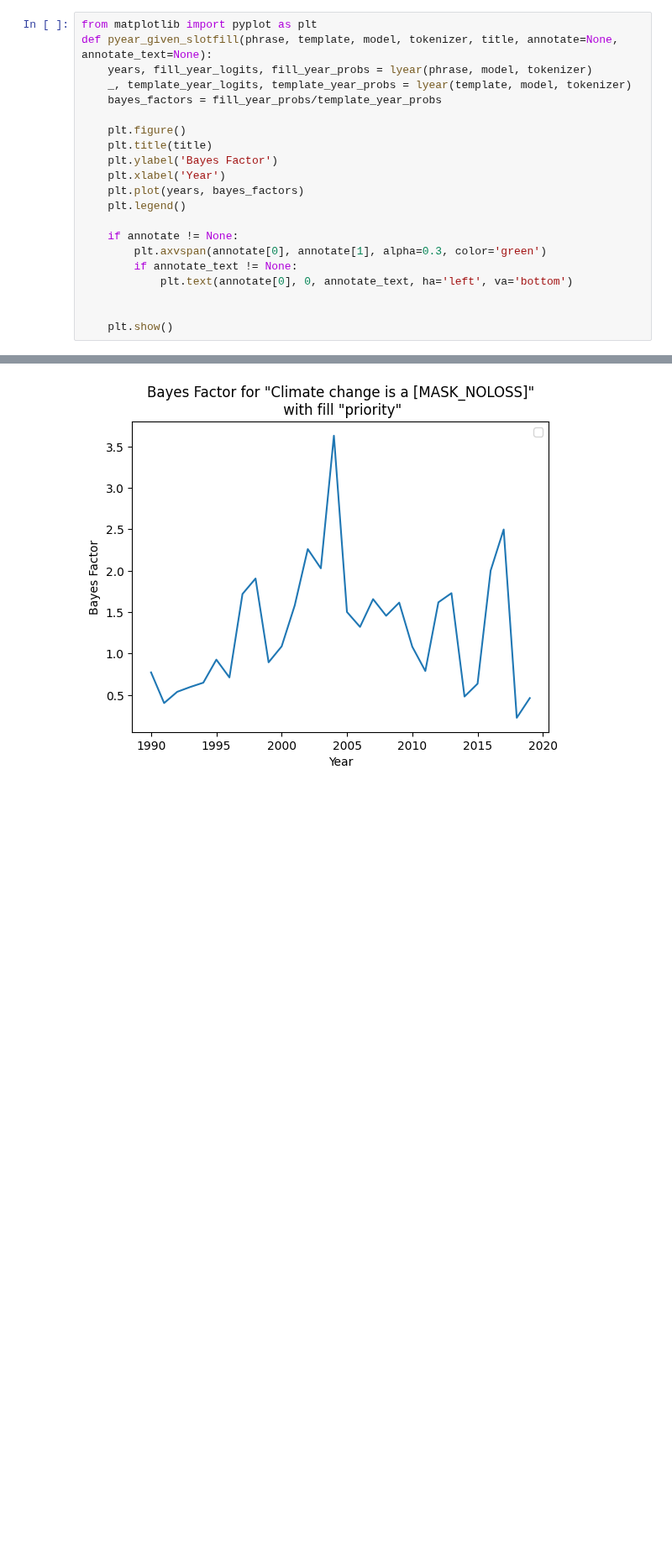
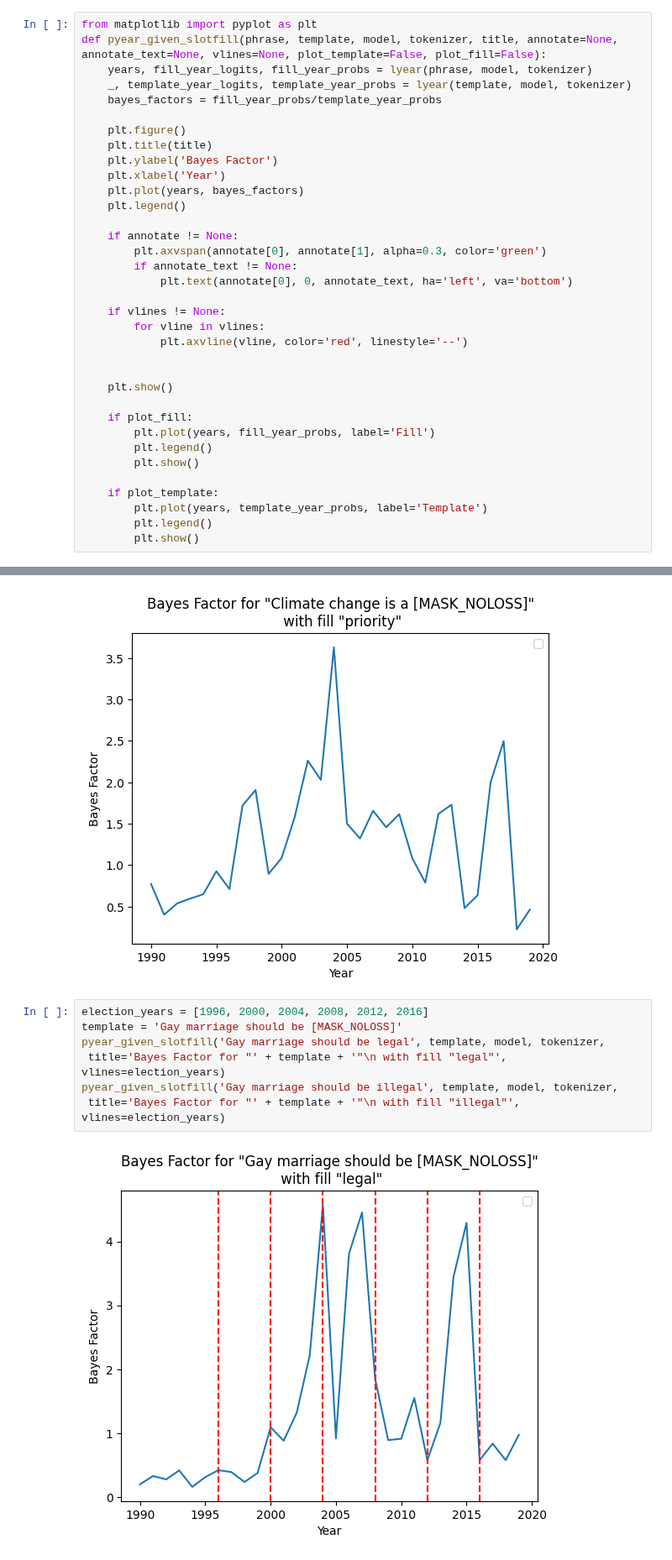
Before and after one commit to bstadt/tlm-1-release, a Jupyter notebook: eda/bayes.ipynb, the cells around one changed output, grey strips where cells are left out. Shown at 84% size. Saved outputs shown, nothing was run; the diff lists cells and outputs as text; blank space fills up the shorter version.

```diff
--- a/eda/bayes.ipynb
+++ b/eda/bayes.ipynb
@@ -26,7 +26,7 @@ def lyear(phrase, model, tokenizer):
     return years, year_sublogits, year_subprobs
 # %%
 from matplotlib import pyplot as plt
-def pyear_given_slotfill(phrase, template, model, tokenizer, title, annotate=None, annotate_text=None):
+def pyear_given_slotfill(phrase, template, model, tokenizer, title, annotate=None, annotate_text=None, vlines=None, plot_template=False, plot_fill=False):
     years, fill_year_logits, fill_year_probs = lyear(phrase, model, tokenizer)
     _, template_year_logits, template_year_probs = lyear(template, model, tokenizer)
     bayes_factors = fill_year_probs/template_year_probs
@@ -43,8 +43,22 @@ def pyear_given_slotfill(phrase, template, model, tokenizer, title, annotate=Non
         if annotate_text != None:
             plt.text(annotate[0], 0, annotate_text, ha='left', va='bottom')
 
+    if vlines != None:
+        for vline in vlines:
+            plt.axvline(vline, color='red', linestyle='--')
+
 
     plt.show()
+
+    if plot_fill:
+        plt.plot(years, fill_year_probs, label='Fill')
+        plt.legend()
+        plt.show()
+
+    if plot_template:
+        plt.plot(years, template_year_probs, label='Template')
+        plt.legend()
+        plt.show()
 # %%
 template = 'President [MASK_NOLOSS] made a speech today'
 pyear_given_slotfill('President Trump made a speech today', template, model, tokenizer,
@@ -73,3 +87,12 @@ pyear_given_slotfill('Climate change is a priority', template, model, tokenizer,
 # %% [output]
 [figure]
 [figure]
+# %%
+election_years = [1996, 2000, 2004, 2008, 2012, 2016]
+template = 'Gay marriage should be [MASK_NOLOSS]'
+pyear_given_slotfill('Gay marriage should be legal', template, model, tokenizer,
+ title='Bayes Factor for "' + template + '"\n with fill "legal"', vlines=election_years)
+pyear_given_slotfill('Gay marriage should be illegal', template, model, tokenizer,
+ title='Bayes Factor for "' + template + '"\n with fill "illegal"', vlines=election_years)
+# %% [output]
+[figure, added]
```
Also changed, not shown: parts of 6 cells of this notebook, 9 other files.
